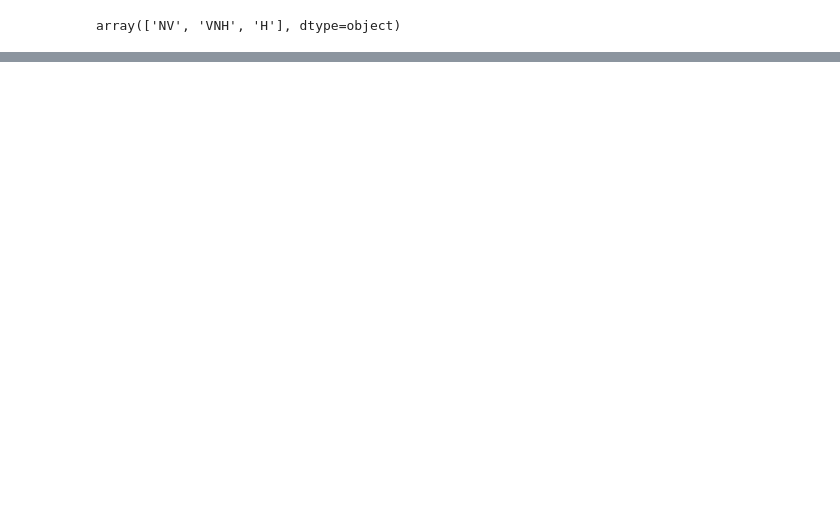
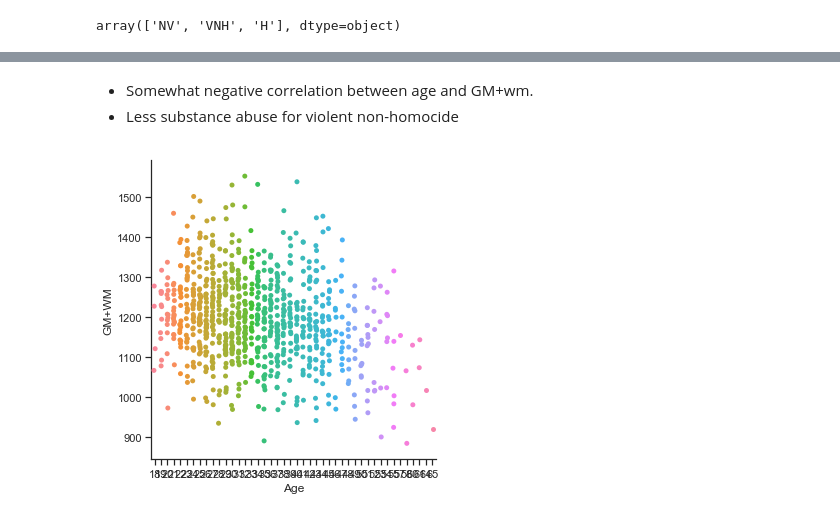
Before and after one commit to neurodata/psychopathy-data, a Jupyter notebook: psychscripts/EDA.ipynb, the cells around one changed output, grey strips where cells are left out. Cells and saved outputs as stored; diff of their text form; code cells hidden in the pictures; blank space fills up the shorter version.

```diff
--- a/psychscripts/EDA.ipynb
+++ b/psychscripts/EDA.ipynb
@@ -116,0 +136,7 @@ array(['NV', 'VNH', 'H'], dtype=object)
+# %% [markdown]
+- Somewhat negative correlation between age and GM+wm.
+- Less substance abuse for violent non-homocide
+# %%
+sns.catplot(x='Age', y='GM+WM', data=df, );
+# %% [output]
+[figure, added]
```
Also changed, not shown: parts of 34 cells of this notebook, 2 other files.
